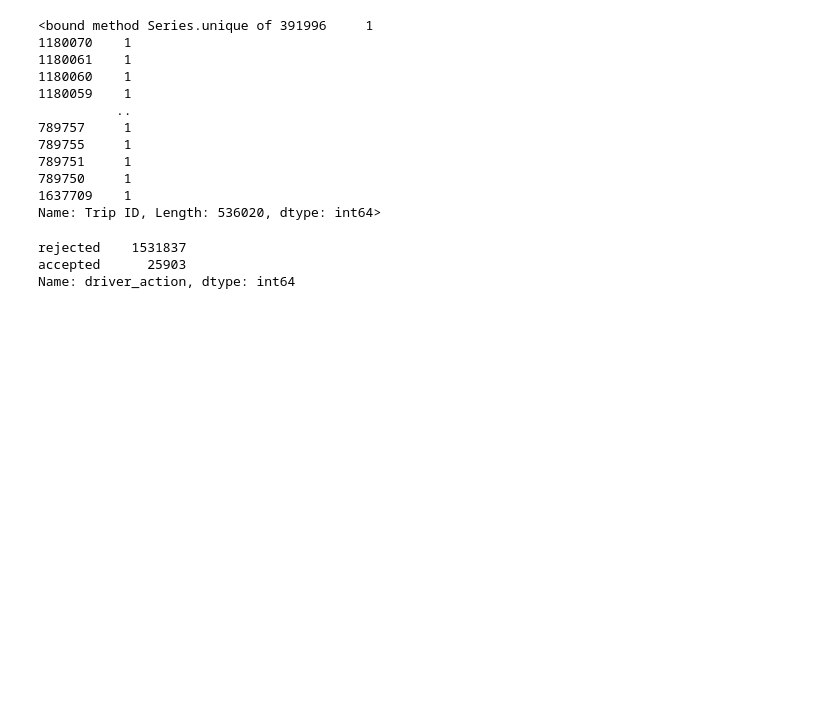
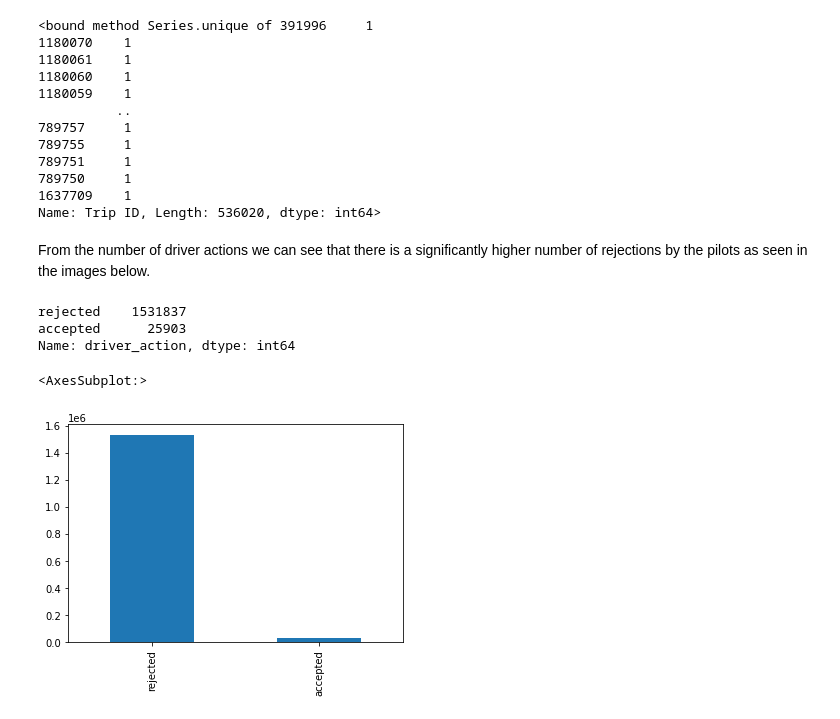
Before and after one commit to gedionabebe/Causal-Inference, a Jupyter notebook: notebooks/eda.ipynb, the cells around one changed output. Saved outputs shown, nothing was run; the diff lists cells and outputs as text; code cells hidden in the pictures; blank space fills up the shorter version.

```diff
--- a/notebooks/eda.ipynb
+++ b/notebooks/eda.ipynb
@@ -126,11 +155,18 @@ nb_data['Trip ID'].value_counts().unique
 789750     1
 1637709    1
 Name: Trip ID, Length: 536020, dtype: int64>
+# %% [markdown]
+From the number of driver actions we can see that there is a significantly higher number of rejections by the pilots as seen in the images below.
 # %%
 driver_location_data.driver_action.value_counts()
 # %% [output]
 rejected    1531837
 accepted      25903
 Name: driver_action, dtype: int64
+# %%
+driver_location_data.driver_action.value_counts().plot(kind='bar')
+# %% [output]
+<AxesSubplot:>
+[figure, added]
 # %%
 driver_location_data.drop(columns=['created_at','updated_at'])
```
Also changed, not shown: parts of 42 cells of this notebook, 1 other file.
